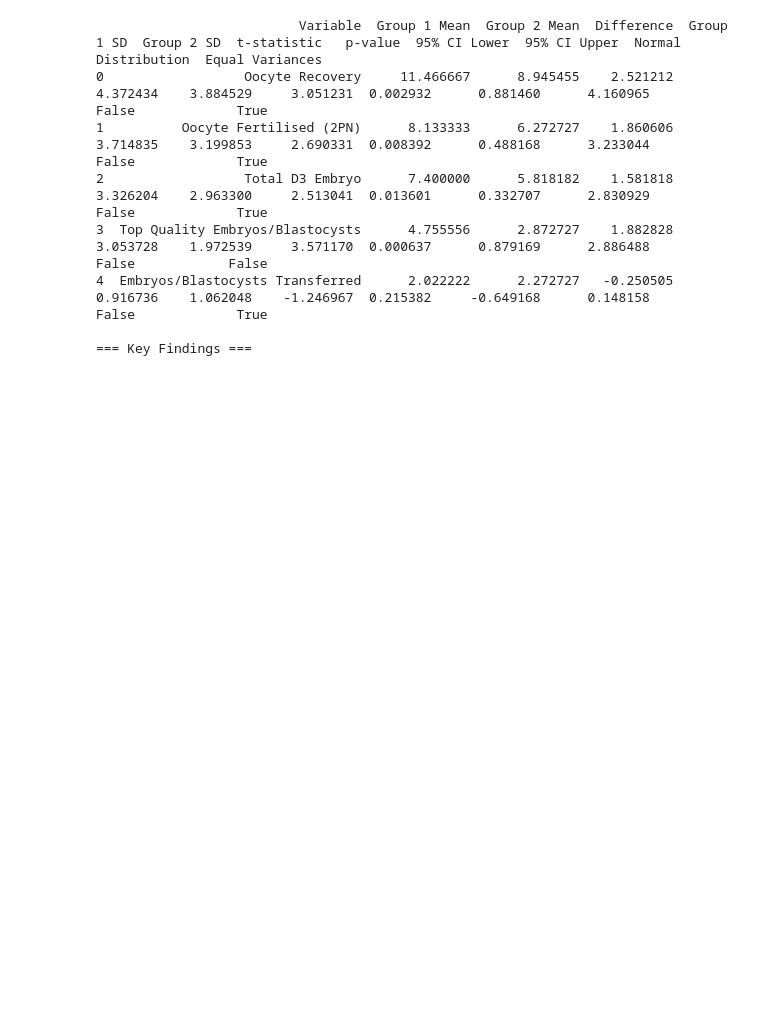
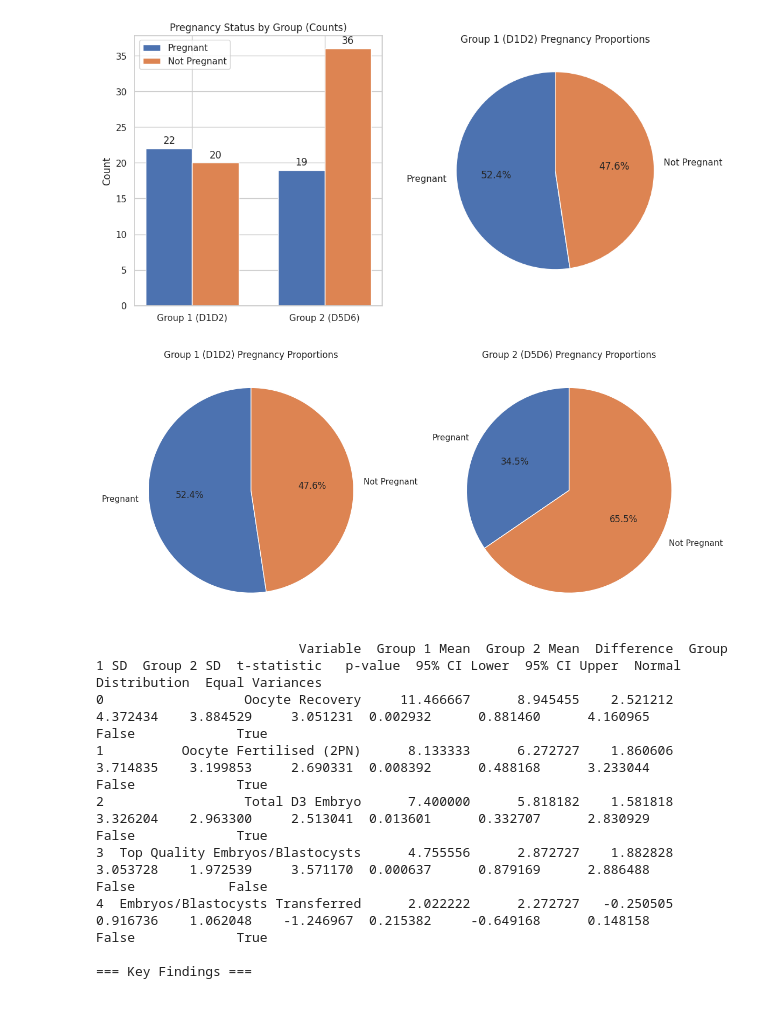
Before and after one commit to Sumit-Nayek/ML_Projects, a Jupyter notebook: T_test_for_2_Group_data_and_visualisation_for_comparison.ipynb, the cells around one changed output. Cells and saved outputs as stored; diff of their text form; code cells hidden in the pictures; blank space fills up the shorter version.

```diff
--- a/T_test_for_2_Group_data_and_visualisation_for_comparison.ipynb
+++ b/T_test_for_2_Group_data_and_visualisation_for_comparison.ipynb
@@ -66,3 +66,70 @@ We can be 95% confident that the true difference in pregnancy rates between grou
+# %%
+# prompt: visualize these two data in a multiple bar diagram or in a pie diagram
+
+import numpy as np
+import matplotlib.pyplot as plt
+
+# Data for visualization
+labels = ['Group 1 (D1D2)', 'Group 2 (D5D6)']
+pregnant_counts = [count1, count2]
+not_pregnant_counts = [nobs1 - count1, nobs2 - count2]
+proportions = [prop1, prop2]
+
+# Create a multiple bar diagram
+fig, ax = plt.subplots(1, 2, figsize=(12, 6))
+
+# Bar plot of counts
+bar_width = 0.35
+x = np.arange(len(labels))
+rects1 = ax[0].bar(x - bar_width/2, pregnant_counts, bar_width, label='Pregnant')
+rects2 = ax[0].bar(x + bar_width/2, not_pregnant_counts, bar_width, label='Not Pregnant')
+
+# Add some text for labels, title and custom x-axis tick labels, etc.
+ax[0].set_ylabel('Count')
+ax[0].set_title('Pregnancy Status by Group (Counts)')
+ax[0].set_xticks(x)
+ax[0].set_xticklabels(labels)
+ax[0].legend()
+
+# Function to auto-label bars
+def autolabel(rects, ax):
+    for rect in rects:
+        height = rect.get_height()
+        ax.annotate('{}'.format(height),
+                    xy=(rect.get_x() + rect.get_width() / 2, height),
+                    xytext=(0, 3),  # 3 points vertical offset
+                    textcoords="offset points",
+                    ha='center', va='bottom')
+
+autolabel(rects1, ax[0])
+autolabel(rects2, ax[0])
+
+# Pie chart of proportions for each group
+# Pie chart for Group 1
+ax[1].pie([prop1, 1 - prop1], labels=['Pregnant', 'Not Pregnant'], autopct='%1.1f%%', startangle=90)
+ax[1].set_title('Group 1 (D1D2) Pregnancy Proportions')
+
+# We could add a second pie chart for Group 2, or just show one as a representation.
+# For a side-by-side comparison using pies, it's often better to have two separate charts.
+# Alternatively, we can show a pie chart of the overall pooled proportions.
+# Let's show two separate pies for clarity.
+
+fig2, ax2 = plt.subplots(1, 2, figsize=(12, 6))
+
+# Pie chart for Group 1
+ax2[0].pie([prop1, 1 - prop1], labels=['Pregnant', 'Not Pregnant'], autopct='%1.1f%%', startangle=90)
+ax2[0].set_title('Group 1 (D1D2) Pregnancy Proportions')
+
+# Pie chart for Group 2
+ax2[1].pie([prop2, 1 - prop2], labels=['Pregnant', 'Not Pregnant'], autopct='%1.1f%%', startangle=90)
+ax2[1].set_title('Group 2 (D5D6) Pregnancy Proportions')
+
+
+plt.tight_layout()
+plt.show()
+# %% [output]
+[figure, added]
+[figure, added]
 # %%
 import numpy as np
 import pandas as pd
```
Also changed, not shown: parts of 9 cells of this notebook.
